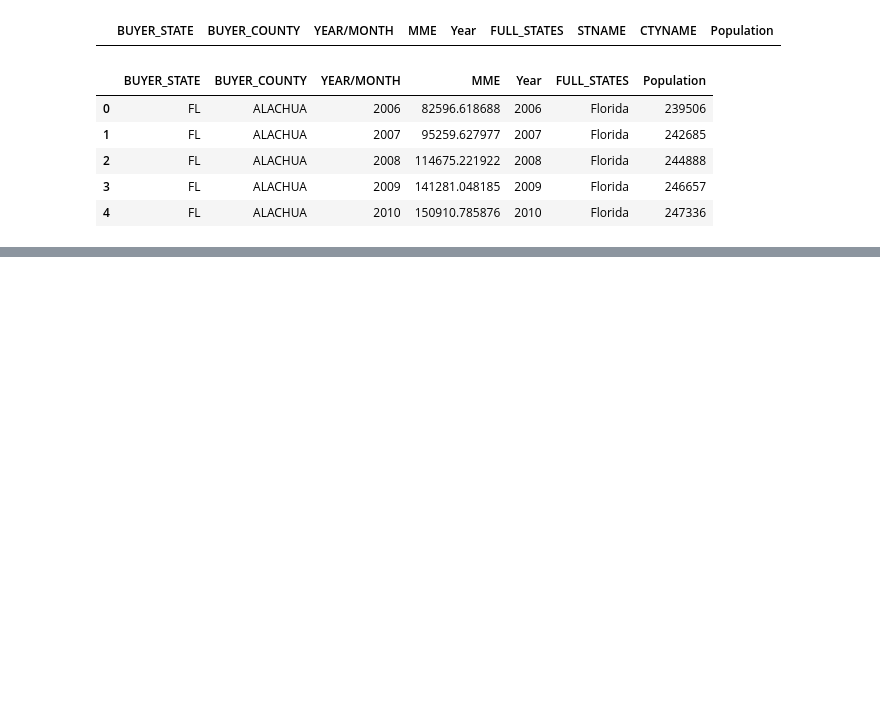
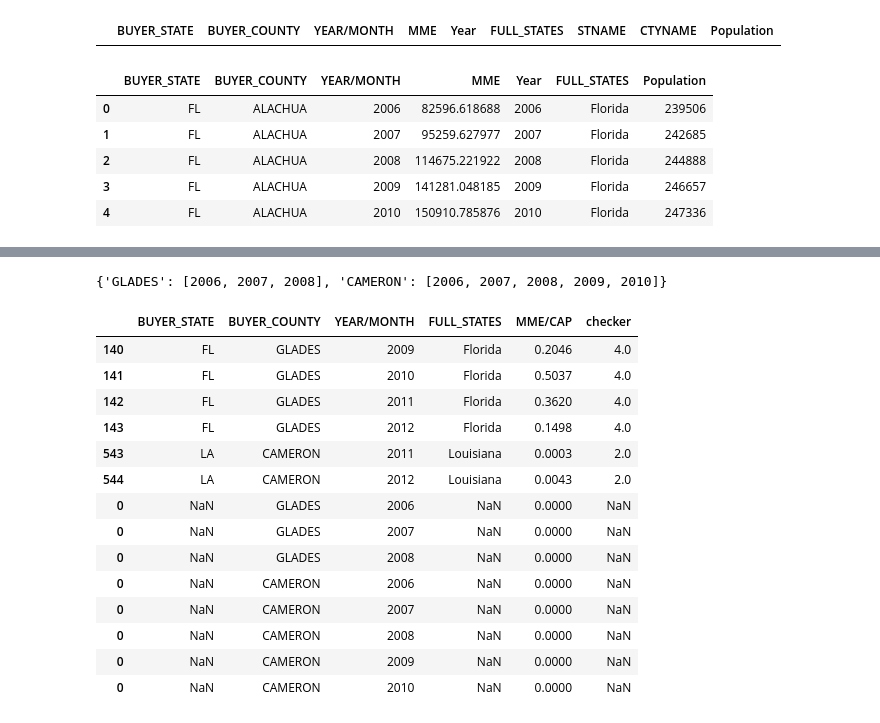
Before and after one commit to yichenghuang980/estimating-impact-of-opioids-2020-team6, a Jupyter notebook: 10_code/Shipment & Population Merging.ipynb, the cells around one changed output, grey strips where cells are left out. Drawn from its saved outputs; the diff is of its cells as text; code cells hidden in the pictures; blank space fills up the shorter version.

```diff
--- a/10_code/Shipment & Population Merging.ipynb
+++ b/10_code/Shipment & Population Merging.ipynb
@@ -539,0 +522,3 @@ merge.head()
+# %%
+# Dop unnecessary columns
+merge1 = merge.drop(["Year", "MME", "Population"], axis=1)
@@ -539,0 +583,50 @@ merge.head()
+# %%
+# Calculate the years that are not present
+Complete = [2006, 2007, 2008, 2009, 2010, 2011, 2012]
+Missing = {}
+for i in missing1["BUYER_COUNTY"].unique():
+    present = []
+    for j in range(len(missing1.index)):
+        if missing1.iloc[j, 1] == i:
+            present.append(missing1.iloc[j, 2])
+    mis = np.setdiff1d(Complete, present).tolist()
+    Missing.update({i: mis})
+# %%
+# Check the accuracy
+Missing
+# %% [output]
+{'GLADES': [2006, 2007, 2008], 'CAMERON': [2006, 2007, 2008, 2009, 2010]}
+# %%
+# Create empty rows for the missing years
+for key, value in Missing.items():
+    for year in value:
+        df = pd.DataFrame(
+            [[np.nan, key, year, np.nan, 0, np.nan]],
+            columns=[
+                "BUYER_STATE",
+                "BUYER_COUNTY",
+                "YEAR/MONTH",
+                "FULL_STATES",
+                "MME/CAP",
+                "checker",
+            ],
+        )
+        missing1 = pd.concat([missing1, df], ignore_index=False)
+# %%
+missing1
+# %% [output]
+|  | BUYER_STATE | BUYER_COUNTY | YEAR/MONTH | FULL_STATES | MME/CAP | checker |
+| 140 | FL | GLADES | 2009 | Florida | 0.2046 | 4.0 |
+| 141 | FL | GLADES | 2010 | Florida | 0.5037 | 4.0 |
+| 142 | FL | GLADES | 2011 | Florida | 0.3620 | 4.0 |
+| 143 | FL | GLADES | 2012 | Florida | 0.1498 | 4.0 |
+| 543 | LA | CAMERON | 2011 | Louisiana | 0.0003 | 2.0 |
+| 544 | LA | CAMERON | 2012 | Louisiana | 0.0043 | 2.0 |
+| 0 | NaN | GLADES | 2006 | NaN | 0.0000 | NaN |
+| 0 | NaN | GLADES | 2007 | NaN | 0.0000 | NaN |
+| 0 | NaN | GLADES | 2008 | NaN | 0.0000 | NaN |
+| 0 | NaN | CAMERON | 2006 | NaN | 0.0000 | NaN |
+| 0 | NaN | CAMERON | 2007 | NaN | 0.0000 | NaN |
+| 0 | NaN | CAMERON | 2008 | NaN | 0.0000 | NaN |
+| 0 | NaN | CAMERON | 2009 | NaN | 0.0000 | NaN |
+| 0 | NaN | CAMERON | 2010 | NaN | 0.0000 | NaN |
```
Also changed, not shown: parts of 36 cells of this notebook, 1 other file.
